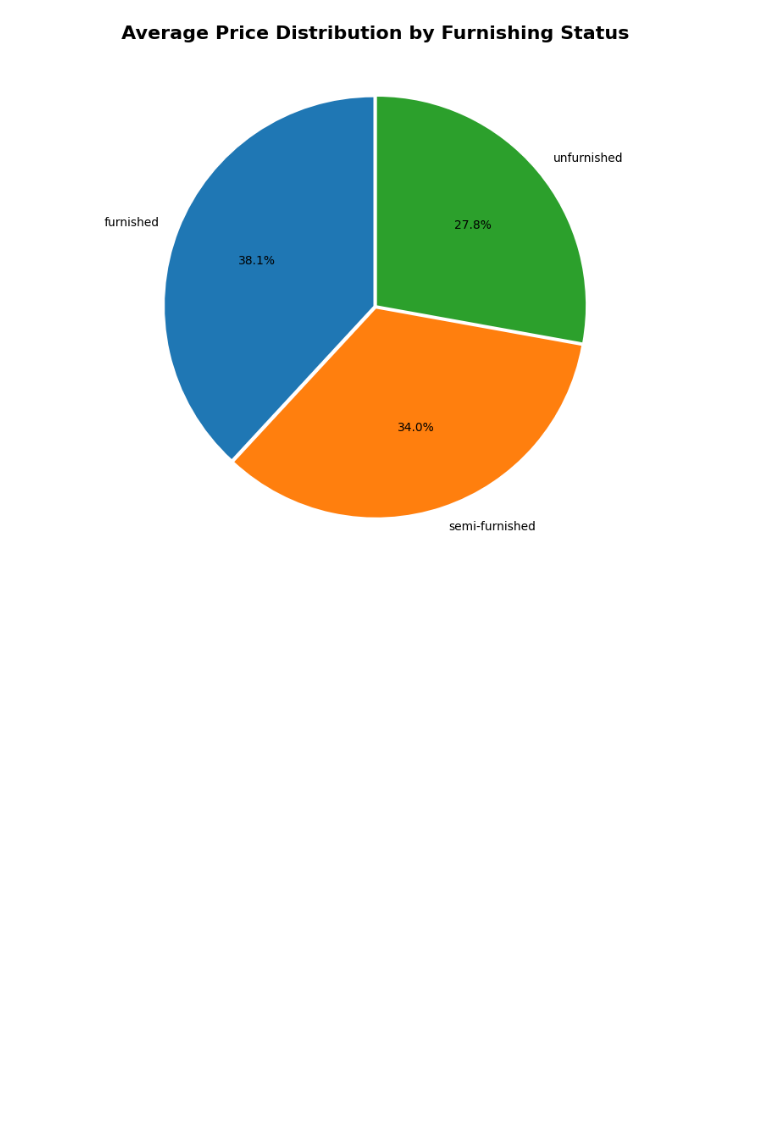
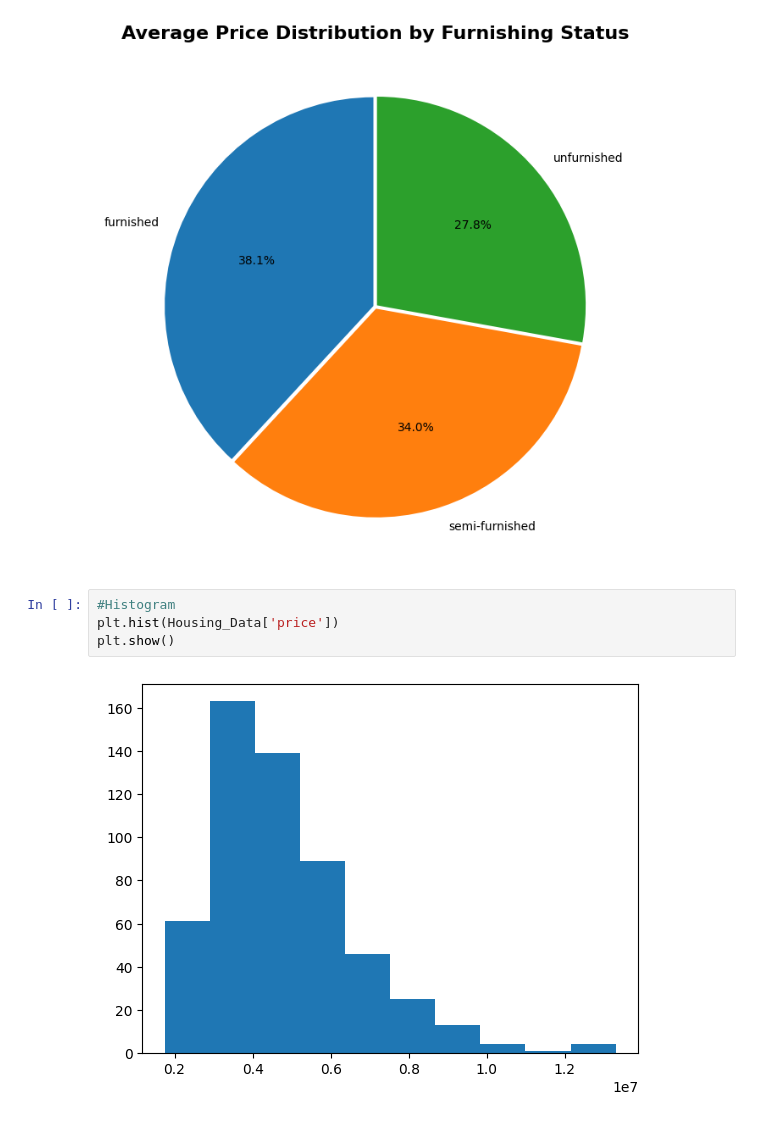
Before and after one commit to JayPatil165/CDAC_Bootcamp, a Jupyter notebook: Assignments/Assignment 2/Assignment_2_Solution.ipynb, the cells around one changed output. Drawn from its saved outputs; the diff is of its cells as text; blank space fills up the shorter version.

```diff
--- a/Assignments/Assignment 2/Assignment_2_Solution.ipynb
+++ b/Assignments/Assignment 2/Assignment_2_Solution.ipynb
@@ -97,3 +99,9 @@ plt.title('Average Price Distribution by Furnishing Status', fontsize=16, fontwe
 plt.show()
 # %% [output]
 [figure]
+# %%
+#Histogram
+plt.hist(Housing_Data['price'])
+plt.show()
+# %% [output]
+[figure, added]
```
Also changed, not shown: parts of 3 cells of this notebook, 7 other files.
